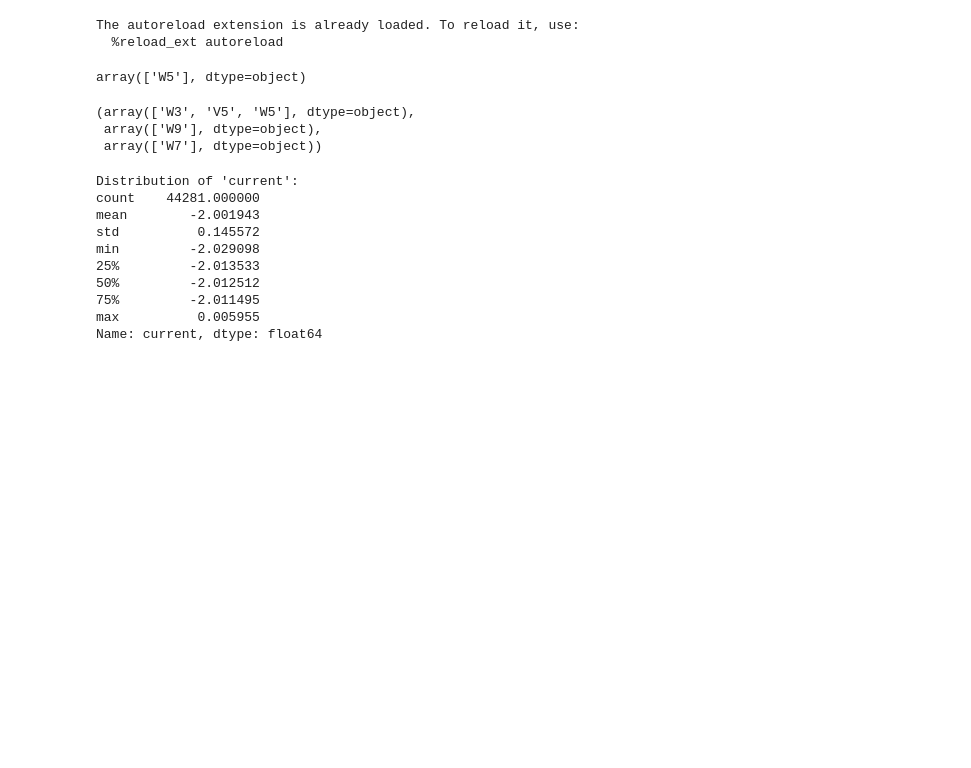
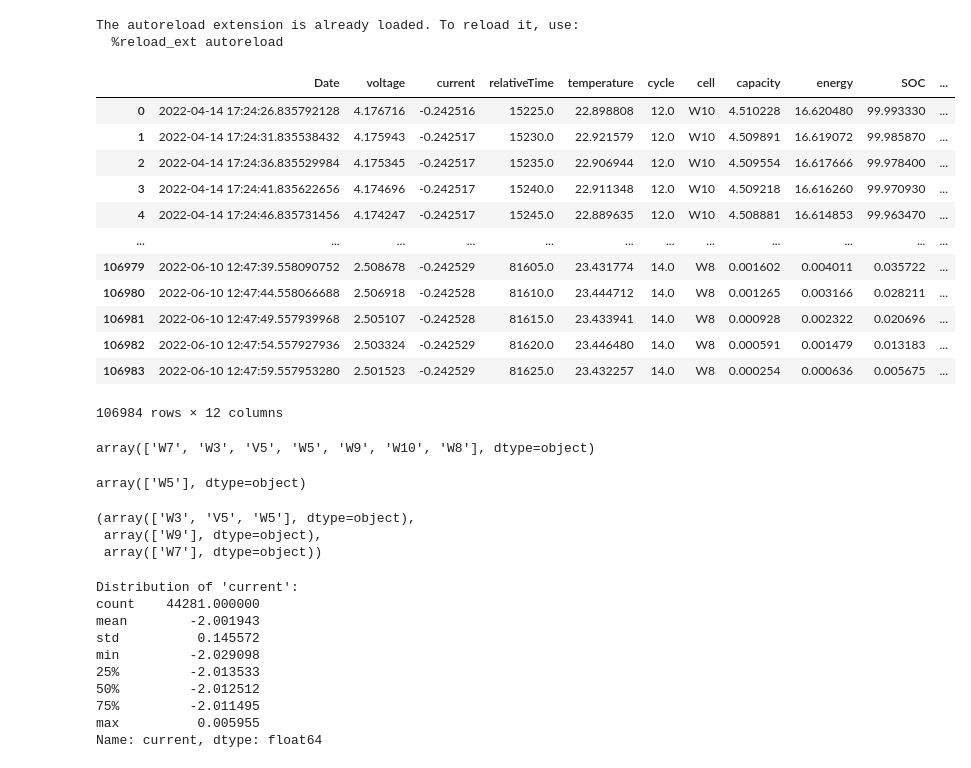
Before and after one commit to QYRR/batteryML, a Jupyter notebook: data/data_info.ipynb, the cells around one changed output. Cells and saved outputs as stored; diff of their text form; code cells hidden in the pictures; blank space fills up the shorter version.

Commit message:
update the stanford dataset

```diff
--- a/data/data_info.ipynb
+++ b/data/data_info.ipynb
@@ -26,5 +24,26 @@ stan = pd.concat([stan0, stan1], axis=0)
 # %%
 cells = stan['cell'].unique()
+# %%
+two_cells = pd.read_csv("stanford/train_stan_93.csv")
+two_cells#.drop
+# %% [output]
+|  | Date | voltage | current | relativeTime | temperature | cycle | cell | capacity | energy | SOC | ... |
+| 0 | 2022-04-14 17:24:26.835792128 | 4.176716 | -0.242516 | 15225.0 | 22.898808 | 12.0 | W10 | 4.510228 | 16.620480 | 99.993330 | ... |
+| 1 | 2022-04-14 17:24:31.835538432 | 4.175943 | -0.242517 | 15230.0 | 22.921579 | 12.0 | W10 | 4.509891 | 16.619072 | 99.985870 | ... |
+| 2 | 2022-04-14 17:24:36.835529984 | 4.175345 | -0.242517 | 15235.0 | 22.906944 | 12.0 | W10 | 4.509554 | 16.617666 | 99.978400 | ... |
+| 3 | 2022-04-14 17:24:41.835622656 | 4.174696 | -0.242517 | 15240.0 | 22.911348 | 12.0 | W10 | 4.509218 | 16.616260 | 99.970930 | ... |
+| 4 | 2022-04-14 17:24:46.835731456 | 4.174247 | -0.242517 | 15245.0 | 22.889635 | 12.0 | W10 | 4.508881 | 16.614853 | 99.963470 | ... |
+| ... | ... | ... | ... | ... | ... | ... | ... | ... | ... | ... | ... |
+| 106979 | 2022-06-10 12:47:39.558090752 | 2.508678 | -0.242529 | 81605.0 | 23.431774 | 14.0 | W8 | 0.001602 | 0.004011 | 0.035722 | ... |
+| 106980 | 2022-06-10 12:47:44.558066688 | 2.506918 | -0.242528 | 81610.0 | 23.444712 | 14.0 | W8 | 0.001265 | 0.003166 | 0.028211 | ... |
+| 106981 | 2022-06-10 12:47:49.557939968 | 2.505107 | -0.242528 | 81615.0 | 23.433941 | 14.0 | W8 | 0.000928 | 0.002322 | 0.020696 | ... |
+| 106982 | 2022-06-10 12:47:54.557927936 | 2.503324 | -0.242529 | 81620.0 | 23.446480 | 14.0 | W8 | 0.000591 | 0.001479 | 0.013183 | ... |
+| 106983 | 2022-06-10 12:47:59.557953280 | 2.501523 | -0.242529 | 81625.0 | 23.432257 | 14.0 | W8 | 0.000254 | 0.000636 | 0.005675 | ... |
+106984 rows × 12 columns
+# %%
+stan.cell.unique()
+# %% [output]
+array(['W7', 'W3', 'V5', 'W5', 'W9', 'W10', 'W8'], dtype=object)
 # %%
 train_val_cyc, test_cyc = train_test_split(cells, test_size=0.2, random_state=random_seed)
 train_cyc, valid_cyc =  train_test_split(train_val_cyc, test_size=0.2, random_state=random_seed)
```
Also changed, not shown: parts of 2 cells of this notebook, 5 other files.
